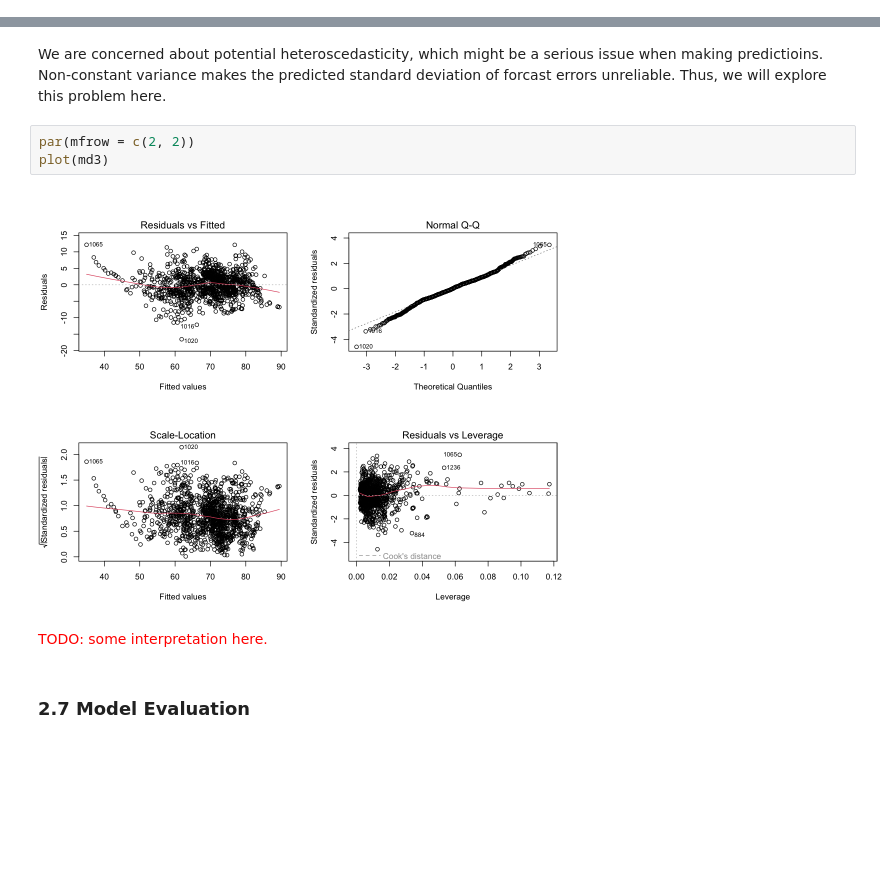
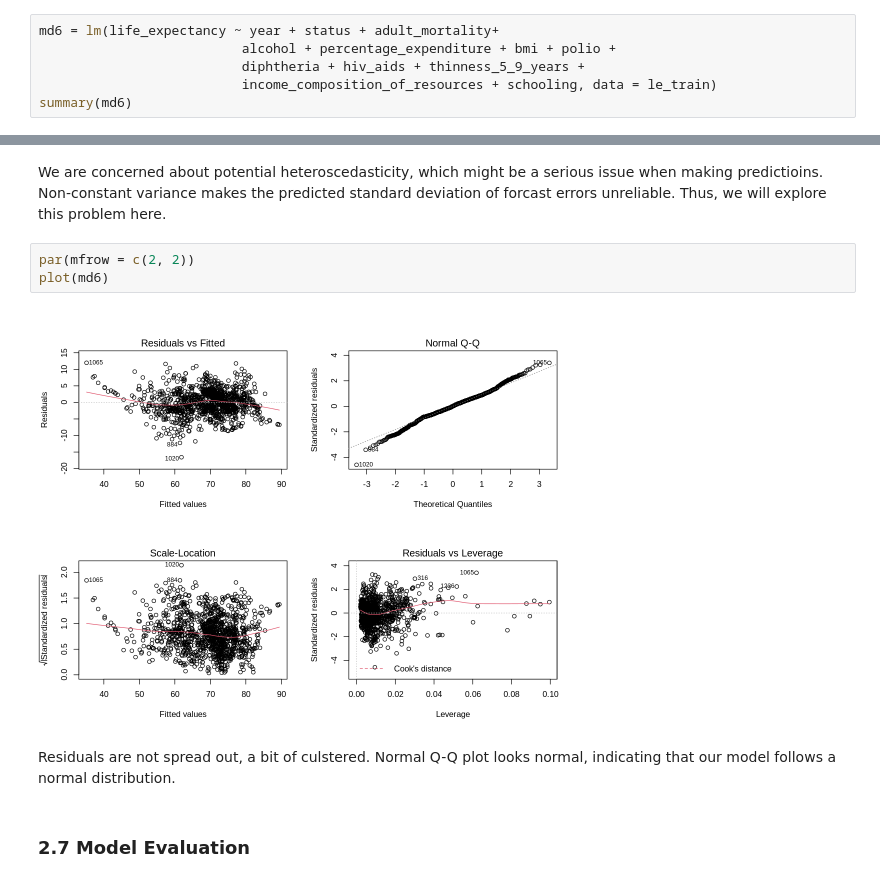
Before and after one commit to fionawang-yf/STAT301-LifeExpectancy, a Jupyter notebook: STAT301-Group1-Report.ipynb, the cells around one changed output, grey strips where cells are left out. Cells and saved outputs as stored; diff of their text form; blank space fills up the shorter version.

Commit message:
added some parts to model selection

```diff
--- a/STAT301-Group1-Report.ipynb
+++ b/STAT301-Group1-Report.ipynb
@@ -503,0 +545,6 @@ As we can see, the adjusted $R^2$ decreased from 0.8426 to 0.8357 after removing
+# %%
+md6 = lm(life_expectancy ~ year + status + adult_mortality+
+                          alcohol + percentage_expenditure + bmi + polio +
+                          diphtheria + hiv_aids + thinness_5_9_years +
+                          income_composition_of_resources + schooling, data = le_train)
+summary(md6)
@@ -507,11 +578,11 @@ As we can see, the adjusted $R^2$ decreased from 0.8426 to 0.8357 after removing
 We are concerned about potential heteroscedasticity, which might be a serious issue when making predictioins. Non-constant variance makes the predicted standard deviation of forcast errors unreliable. Thus, we will explore this problem here.
 # %%
 par(mfrow = c(2, 2))
-plot(md3)
+plot(md6)
 # %% [output]
-[figure, old version]
+[figure, new version]
 # %% [markdown]
-<span style="color:red">TODO: some interpretation here.
+Residuals are not spread out, a bit of culstered. Normal Q-Q plot looks normal, indicating that our model follows a normal distribution.
 # %% [markdown]
 ### 2.7 Model Evaluation
 # %% [markdown]
```
Also changed, not shown: parts of 20 cells of this notebook.
